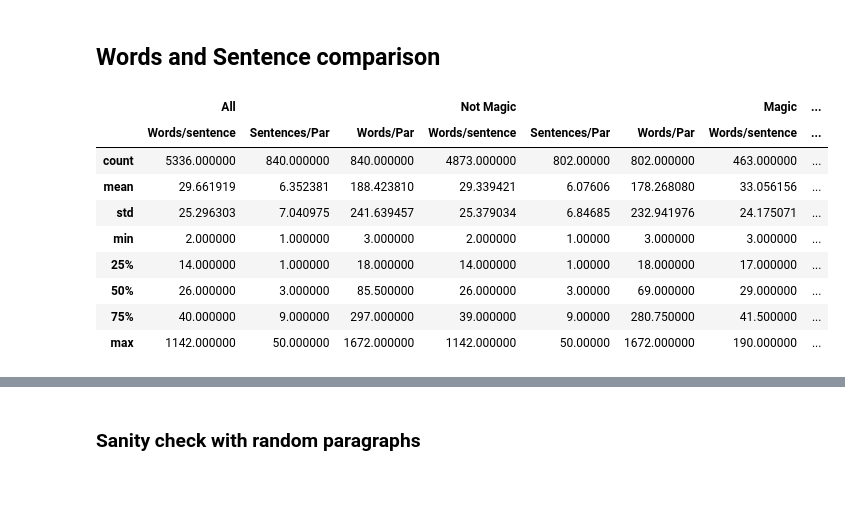
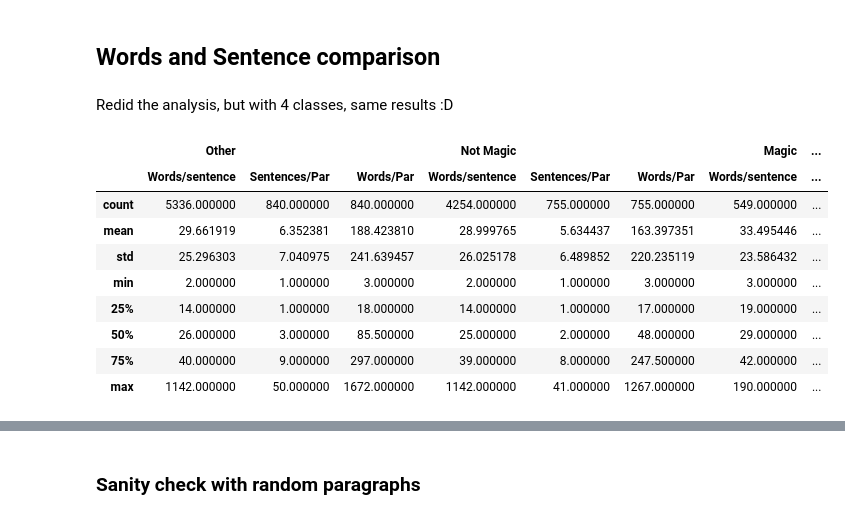
Before and after one commit to raphaelBarman/MagicalRealism, a Jupyter notebook: MagicalRealism.ipynb, the cells around one changed output, grey strips where cells are left out. Saved outputs shown, nothing was run; the diff lists cells and outputs as text; code cells hidden in the pictures; blank space fills up the shorter version.

```diff
--- a/MagicalRealism.ipynb
+++ b/MagicalRealism.ipynb
@@ -128,0 +217,7 @@ with open('paragraphs_tokenized.json', 'r', encoding='utf-8') as infile:
+# %%
+follow_up_paragraphs_idx = np.array([find_paragraph_idx(t, paragraphs) for t in follow_up_passages])
+follow_up = np.zeros_like(paragraphs, dtype=bool)
+follow_up[follow_up_paragraphs_idx] = True
+follow_up_paragraphs = paragraphs[follow_up]
+
+print("We have %d paragraphs that match follow up passages"%sum(follow_up))
@@ -128,0 +226,7 @@ with open('paragraphs_tokenized.json', 'r', encoding='utf-8') as infile:
+# %%
+low_magical_paragraphs_idx = np.array([find_paragraph_idx(t, paragraphs) for t in low_magical_passages])
+low_magic = np.zeros_like(paragraphs, dtype=bool)
+low_magic[low_magical_paragraphs_idx] = True
+low_magical_paragraphs = paragraphs[low_magic]
+
+print("We have %d paragraphs that match low magical passages"%sum(low_magic))
@@ -129,5 +348,7 @@ with open('paragraphs_tokenized.json', 'r', encoding='utf-8') as infile:
 # %% [markdown]
 ## Words and Sentence comparison
+# %% [markdown]
+Redid the analysis, but with 4 classes, same results :D
 # %%
 def dfs_for_paragraphs(paragraphs_tokenized):
     words_per_sentence = []
@@ -147,30 +368,42 @@ def dfs_for_paragraphs(paragraphs_tokenized):
 # %%
 per_sentence_df, per_paragraph_df = dfs_for_paragraphs(paragraphs_tokenized)
 
 stats_df = pd.concat([per_sentence_df.describe(), per_paragraph_df.describe()], axis=1)
 
-not_magic_per_sentence_df, not_magic_per_paragraph_df = dfs_for_paragraphs(paragraphs_tokenized[~magic])
+other_per_sentence_df, other_per_paragraph_df = dfs_for_paragraphs(paragraphs_tokenized[~magic & ~follow_up & ~low_magic])
 
-stats_df = pd.concat([stats_df, not_magic_per_sentence_df.describe(), not_magic_per_paragraph_df.describe()], axis=1)
+magic_per_sentence_df, magic_per_paragraph_df = dfs_for_paragraphs(paragraphs_tokenized[magic | follow_up])
 
-magic_per_sentence_df, magic_per_paragraph_df = dfs_for_paragraphs(paragraphs_tokenized[magic])
+low_magic_per_sentence_df, low_magic_per_paragraph_df = dfs_for_paragraphs(paragraphs_tokenized[low_magic])
 
-stats_df = pd.concat([stats_df, magic_per_sentence_df.describe(), magic_per_paragraph_df.describe()], axis=1)
+all_magic_per_sentence_df, all_magic_per_paragraph_df = dfs_for_paragraphs(paragraphs_tokenized[magic | follow_up | low_magic])
 
-col_index = pd.MultiIndex.from_product([['All', 'Not Magic', 'Magic'], ['Words/sentence', 'Sentences/Par', 'Words/Par']])
+stats_df = pd.concat([
+    stats_df,
+    other_per_sentence_df.describe(),
+    other_per_paragraph_df.describe(),
+    magic_per_sentence_df.describe(),
+    magic_per_paragraph_df.describe(),
+    low_magic_per_sentence_df.describe(),
+    low_magic_per_paragraph_df.describe(),
+    all_magic_per_sentence_df.describe(),
+    all_magic_per_paragraph_df.describe()
+    ], axis=1)
+
+col_index = pd.MultiIndex.from_product([['Other', 'Not Magic', 'Magic', 'Low Magic', 'All magic'], ['Words/sentence', 'Sentences/Par', 'Words/Par']])
 stats_df = pd.DataFrame(stats_df.values, columns=col_index, index=stats_df.index)
 stats_df
 # %% [output]
-|  | All |  |  | Not Magic |  |  | Magic | ... |
+|  | Other |  |  | Not Magic |  |  | Magic | ... |
 |  | Words/sentence | Sentences/Par | Words/Par | Words/sentence | Sentences/Par | Words/Par | Words/sentence | ... |
-| count | 5336.000000 | 840.000000 | 840.000000 | 4873.000000 | 802.00000 | 802.000000 | 463.000000 | ... |
-| mean | 29.661919 | 6.352381 | 188.423810 | 29.339421 | 6.07606 | 178.268080 | 33.056156 | ... |
-| std | 25.296303 | 7.040975 | 241.639457 | 25.379034 | 6.84685 | 232.941976 | 24.175071 | ... |
-| min | 2.000000 | 1.000000 | 3.000000 | 2.000000 | 1.00000 | 3.000000 | 3.000000 | ... |
-| 25% | 14.000000 | 1.000000 | 18.000000 | 14.000000 | 1.00000 | 18.000000 | 17.000000 | ... |
-| 50% | 26.000000 | 3.000000 | 85.500000 | 26.000000 | 3.00000 | 69.000000 | 29.000000 | ... |
-| 75% | 40.000000 | 9.000000 | 297.000000 | 39.000000 | 9.00000 | 280.750000 | 41.500000 | ... |
-| max | 1142.000000 | 50.000000 | 1672.000000 | 1142.000000 | 50.00000 | 1672.000000 | 190.000000 | ... |
+| count | 5336.000000 | 840.000000 | 840.000000 | 4254.000000 | 755.000000 | 755.000000 | 549.000000 | ... |
+| mean | 29.661919 | 6.352381 | 188.423810 | 28.999765 | 5.634437 | 163.397351 | 33.495446 | ... |
+| std | 25.296303 | 7.040975 | 241.639457 | 26.025178 | 6.489852 | 220.235119 | 23.586432 | ... |
+| min | 2.000000 | 1.000000 | 3.000000 | 2.000000 | 1.000000 | 3.000000 | 3.000000 | ... |
+| 25% | 14.000000 | 1.000000 | 18.000000 | 14.000000 | 1.000000 | 17.000000 | 19.000000 | ... |
+| 50% | 26.000000 | 3.000000 | 85.500000 | 25.000000 | 2.000000 | 48.000000 | 29.000000 | ... |
+| 75% | 40.000000 | 9.000000 | 297.000000 | 39.000000 | 8.000000 | 247.500000 | 42.000000 | ... |
+| max | 1142.000000 | 50.000000 | 1672.000000 | 1142.000000 | 41.000000 | 1267.000000 | 190.000000 | ... |
 # %%
 fig, ax = plt.subplots(figsize=(10,8))
 sns.distplot(magic_per_sentence_df, ax=ax,hist=True, label='magic')
```
Also changed, not shown: parts of 113 cells of this notebook.
